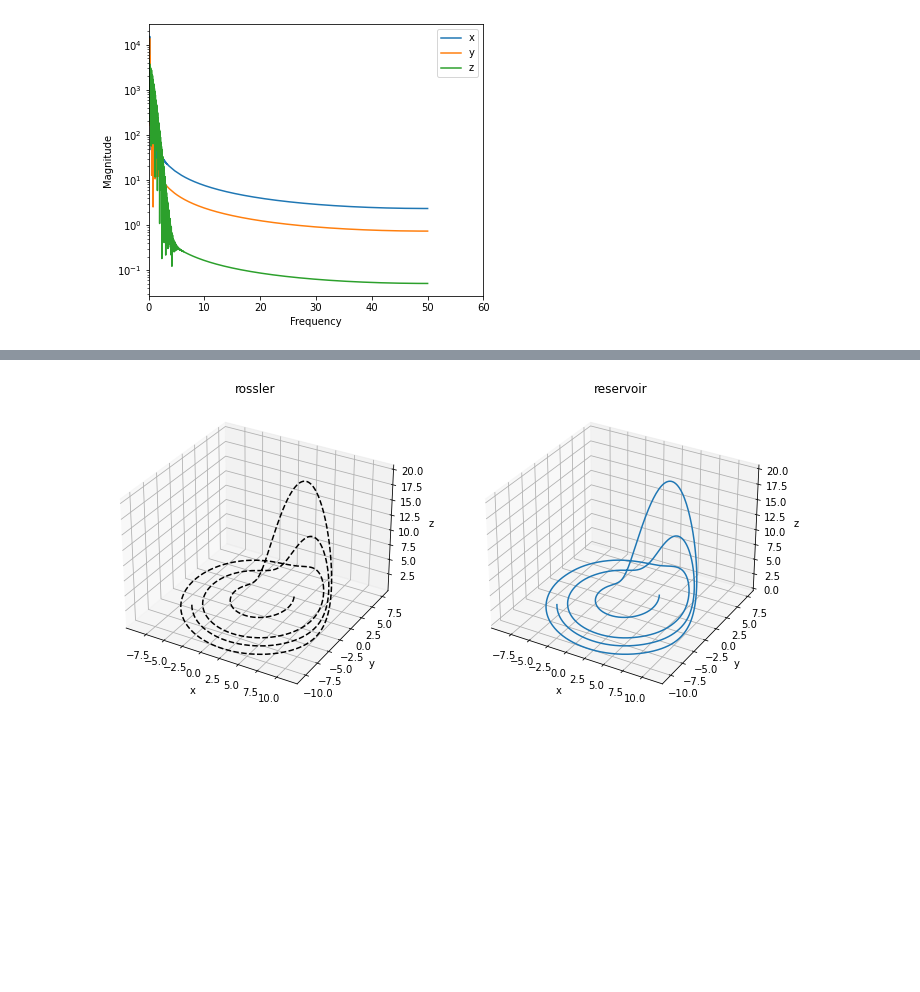
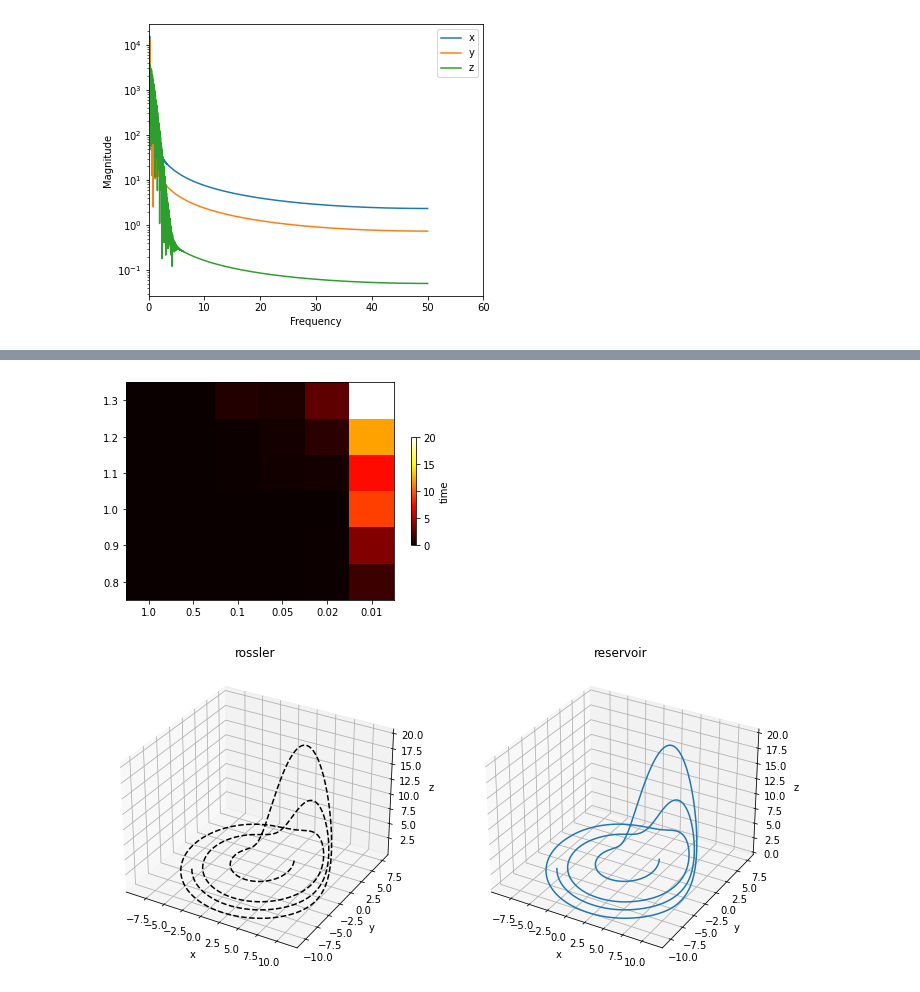
Before and after one commit to stefanpate/reservoir, a Jupyter notebook: gen_targets_grid_search_fourier.ipynb, the cells around one changed output, grey strips where cells are left out. Saved outputs shown, nothing was run; the diff lists cells and outputs as text; code cells hidden in the pictures; blank space fills up the shorter version.

```diff
--- a/gen_targets_grid_search_fourier.ipynb
+++ b/gen_targets_grid_search_fourier.ipynb
@@ -245,3 +280,26 @@ plt.show()
+# %%
+leak_rates = np.array([1, 0.5, 0.1, 0.05, 0.02, 0.01])
+spectral_radii = np.array([0.8, 0.9, 1.0, 1.1, 1.2, 1.3])
+n_repeats = 10
+n_params = np.arange(6)
+
+foo  = np.loadtxt('/cnl/data/spate/Res/mackey_glass_grid_search_spectral_radius_leak_rate_hidden_units_1000.csv', delimiter=',')
+foo = foo.reshape(spectral_radii.shape[0], leak_rates.shape[0], n_repeats).mean(axis=-1)
+fig, ax = plt.subplots()
+
+ax.pcolormesh(n_params, n_params, foo, cmap='hot')
+
+ax.set_xticks(n_params)
+ax.set_yticks(n_params)
+ax.set_xticklabels(leak_rates)
+ax.set_yticklabels(spectral_radii)
+
+cmap = mpl.cm.hot
+norm = mpl.colors.Normalize(vmin=0, vmax=20)
+fig.colorbar(mpl.cm.ScalarMappable(norm=norm, cmap=cmap), orientation='vertical', label='time', ax=ax, shrink=0.5)
+plt.show()
+# %% [output]
+[figure, added]
 # %%
 test_sample = 495
 dt = 0.01 # For simulation of target system
```
Also changed, not shown: parts of 8 cells of this notebook, 7 other files.
